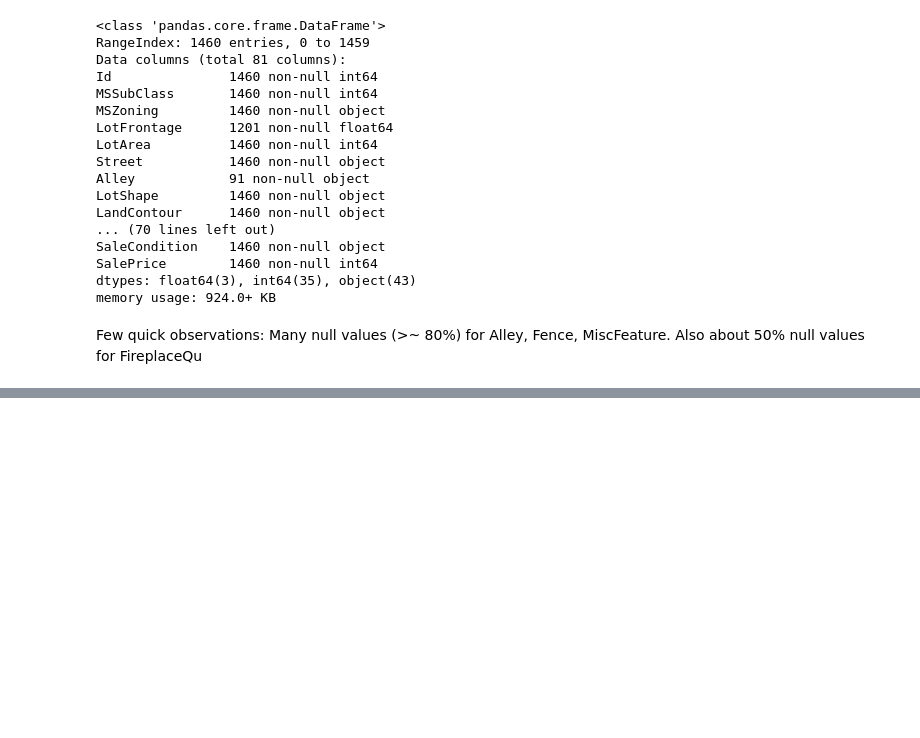
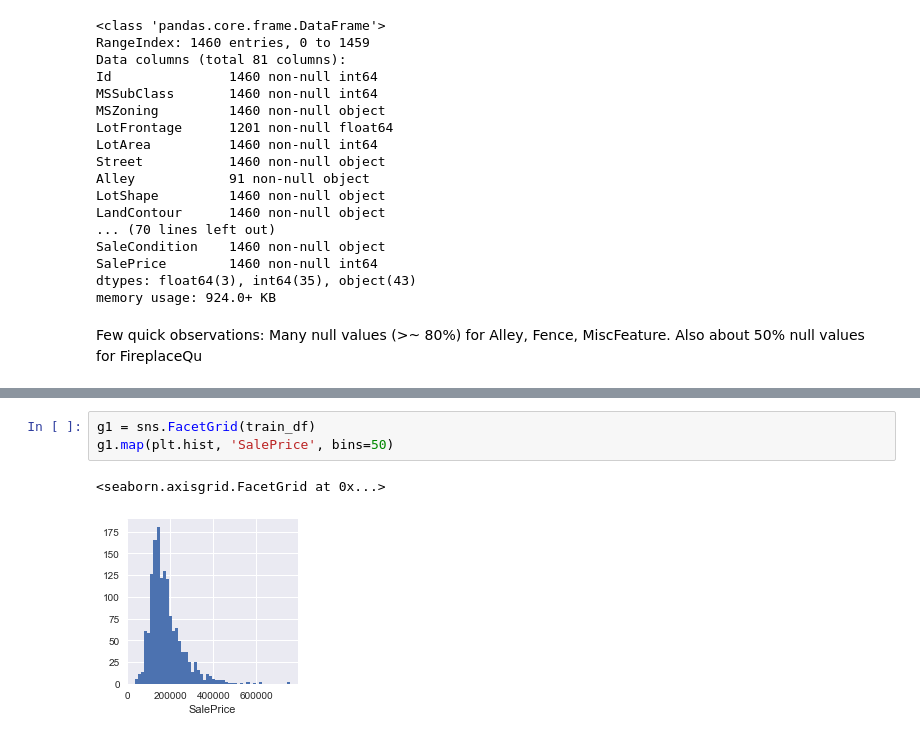
Before and after one commit to sushant2811/KaggleHousingPrices, a Jupyter notebook: KaggleHousingPrices.ipynb, the cells around one changed output, grey strips where cells are left out. Saved outputs shown, nothing was run; the diff lists cells and outputs as text; blank space fills up the shorter version.

```diff
--- a/KaggleHousingPrices.ipynb
+++ b/KaggleHousingPrices.ipynb
@@ -70,0 +160,6 @@ Also about 50% null values for FireplaceQu
+# %%
+g1 = sns.FacetGrid(train_df)
+g1.map(plt.hist, 'SalePrice', bins=50)
+# %% [output]
+<seaborn.axisgrid.FacetGrid at 0x...>
+[figure, added]
```
Also changed, not shown: parts of 17 cells of this notebook.
